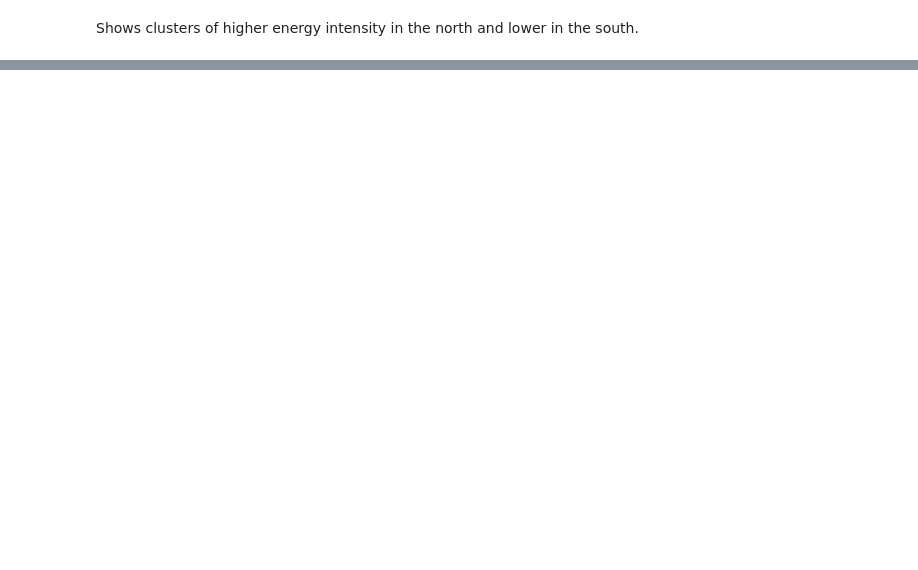
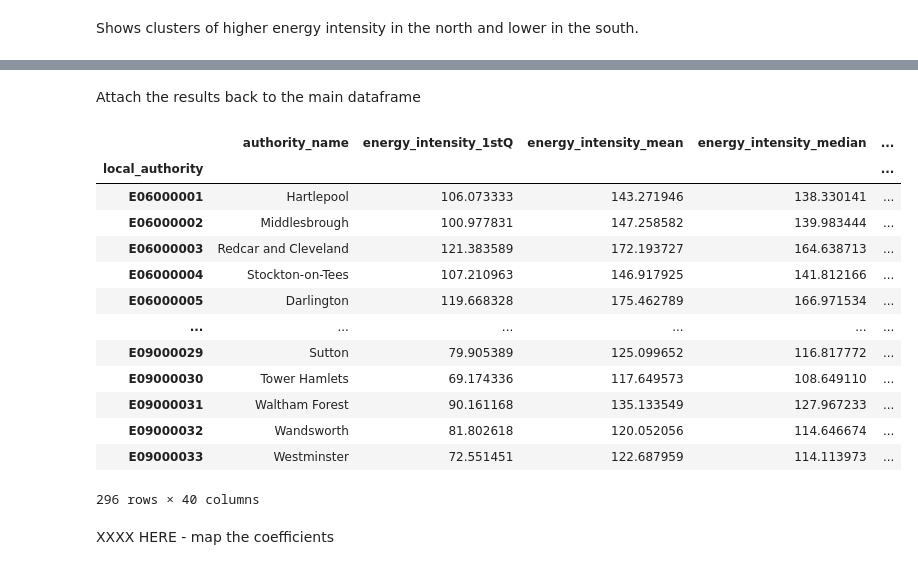
Before and after one commit to anetobradley/energy_flex, a Jupyter notebook: 02-EnergyModel/Energy_Intensity_Analysis/energy_intensity_analysis.ipynb, the cells around one changed output, grey strips where cells are left out. Drawn from its saved outputs; the diff is of its cells as text; code cells hidden in the pictures; blank space fills up the shorter version.

Commit message:
ran gwr, need to map

```diff
--- a/02-EnergyModel/Energy_Intensity_Analysis/energy_intensity_analysis.ipynb
+++ b/02-EnergyModel/Energy_Intensity_Analysis/energy_intensity_analysis.ipynb
@@ -447,0 +462,22 @@ Shows clusters of higher energy intensity in the north and lower in the south.
+# %%
+#Predictors
+x_columns = ['heating_degree_days', 'income_before_housing', 'imd_mean_score']
+y_column = 'energy_intensity_mean'
+
+# Need to drop any areas with any NAs in the Xs
+# Slightly confusing 'loc' because we want to drop rows that have values missing in the
+# x_columns, but don't want to lose all the other columns
+energy_intensity_gwr = energy_intensity.loc[energy_intensity[x_columns].dropna().index]
+print(f"Dropped {len(energy_intensity)-len(energy_intensity_gwr)} rows that had an NA in one of the predictor variables"+
+      f"({len(energy_intensity)}->{len(energy_intensity_gwr)})")
+
+# Centroids of each area
+coords = list(zip(energy_intensity_gwr.centroid.x, energy_intensity_gwr.centroid.x))
+
+# Prepare the list structures for the variables
+y = energy_intensity_gwr[y_column].values.reshape((-1,1))  # (makes shape (321,1))
+X = energy_intensity_gwr[x_columns].values  # (shape (321,3)))
+
+# Transform them
+X = (X - X.mean(axis=0)) / X.std(axis=0)
+y = (y - y.mean(axis=0)) / y.std(axis=0)
@@ -447,0 +488,5 @@ Shows clusters of higher energy intensity in the north and lower in the south.
+# %%
+gwr_selector = Sel_BW(coords, y, X)
+gwr_bw = gwr_selector.search(bw_min=2)
+print(f"Bandwidth: {gwr_bw}")
+gwr_results = GWR(coords, y, X, gwr_bw).fit()
@@ -447,0 +538,25 @@ Shows clusters of higher energy intensity in the north and lower in the south.
+# %% [markdown]
+Attach the results back to the main dataframe
+# %%
+energy_intensity_gwr['gwr_R2'] = gwr_results.localR2
+energy_intensity_gwr['gwr_intercept'] = gwr_results.params[:,0]
+for i, col in enumerate(x_columns):
+    energy_intensity_gwr[f"gwr_{col}"] = gwr_results.params[:,i+1]
+energy_intensity_gwr
+# %% [output]
+|  | authority_name | energy_intensity_1stQ | energy_intensity_mean | energy_intensity_median | ... |
+| local_authority |  |  |  |  | ... |
+| E06000001 | Hartlepool | 106.073333 | 143.271946 | 138.330141 | ... |
+| E06000002 | Middlesbrough | 100.977831 | 147.258582 | 139.983444 | ... |
+| E06000003 | Redcar and Cleveland | 121.383589 | 172.193727 | 164.638713 | ... |
+| E06000004 | Stockton-on-Tees | 107.210963 | 146.917925 | 141.812166 | ... |
+| E06000005 | Darlington | 119.668328 | 175.462789 | 166.971534 | ... |
+| ... | ... | ... | ... | ... | ... |
+| E09000029 | Sutton | 79.905389 | 125.099652 | 116.817772 | ... |
+| E09000030 | Tower Hamlets | 69.174336 | 117.649573 | 108.649110 | ... |
+| E09000031 | Waltham Forest | 90.161168 | 135.133549 | 127.967233 | ... |
+| E09000032 | Wandsworth | 81.802618 | 120.052056 | 114.646674 | ... |
+| E09000033 | Westminster | 72.551451 | 122.687959 | 114.113973 | ... |
+296 rows × 40 columns
+# %% [markdown]
+XXXX HERE - map the coefficients
```
Also changed, not shown: parts of 12 cells of this notebook.
